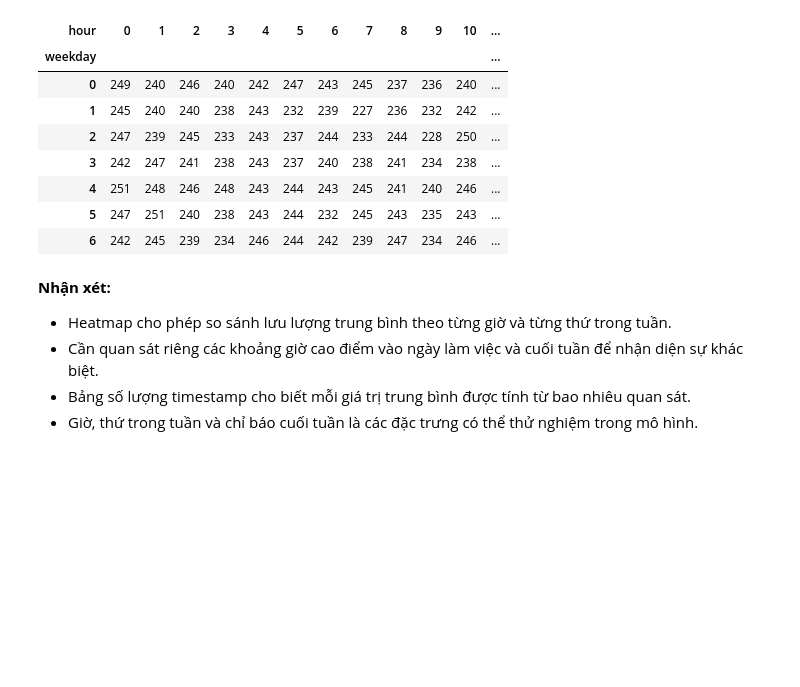
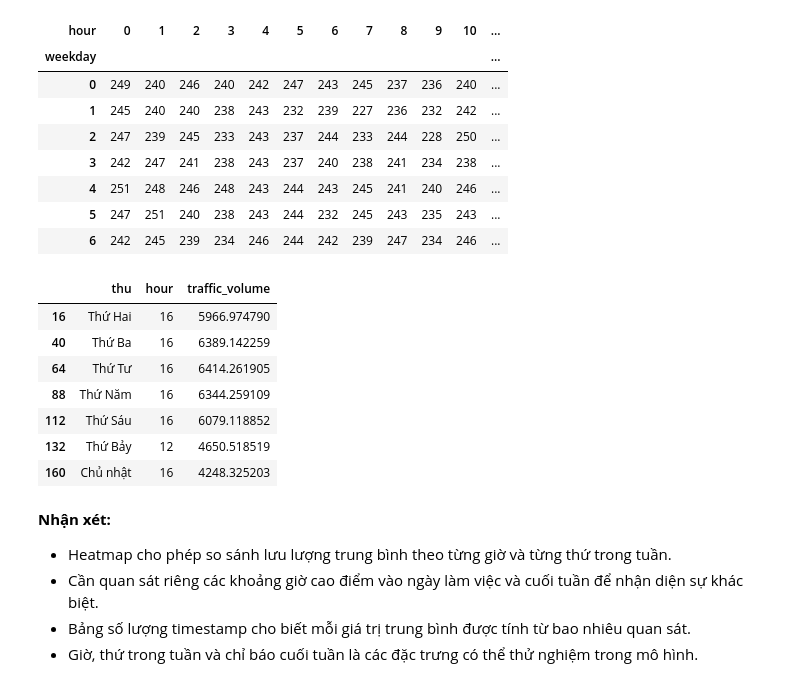
Before and after one commit to HuyTec/SGU_HocMay_2026-2027, a Jupyter notebook: metro_interstate_traffic_volume/notebooks/eda.ipynb, the cells around one changed output. Cells and saved outputs as stored; diff of their text form; code cells hidden in the pictures; blank space fills up the shorter version.

```diff
--- a/metro_interstate_traffic_volume/notebooks/eda.ipynb
+++ b/metro_interstate_traffic_volume/notebooks/eda.ipynb
@@ -692,6 +687,35 @@ Số timestamp trong từng nhóm thứ × giờ:
 | 4 | 251 | 248 | 246 | 248 | 243 | 244 | 243 | 245 | 241 | 240 | 246 | ... |
 | 5 | 247 | 251 | 240 | 238 | 243 | 244 | 232 | 245 | 243 | 235 | 243 | ... |
 | 6 | 242 | 245 | 239 | 234 | 246 | 244 | 242 | 239 | 247 | 234 | 246 | ... |
+# %%
+# Giờ có lưu lượng trung bình cao nhất theo từng thứ
+peak_by_day = hourly.groupby(["weekday", "hour"])["traffic_volume"].mean()
+peak_by_day = peak_by_day.reset_index()
+
+peak_by_day = peak_by_day.loc[
+    peak_by_day.groupby("weekday")["traffic_volume"].idxmax()
+].sort_values("weekday")
+
+peak_by_day["thu"] = peak_by_day["weekday"].map({
+    0: "Thứ Hai",
+    1: "Thứ Ba",
+    2: "Thứ Tư",
+    3: "Thứ Năm",
+    4: "Thứ Sáu",
+    5: "Thứ Bảy",
+    6: "Chủ nhật",
+})
+
+display(peak_by_day[["thu", "hour", "traffic_volume"]])
+# %% [output]
+|  | thu | hour | traffic_volume |
+| 16 | Thứ Hai | 16 | 5966.974790 |
+| 40 | Thứ Ba | 16 | 6389.142259 |
+| 64 | Thứ Tư | 16 | 6414.261905 |
+| 88 | Thứ Năm | 16 | 6344.259109 |
+| 112 | Thứ Sáu | 16 | 6079.118852 |
+| 132 | Thứ Bảy | 12 | 4650.518519 |
+| 160 | Chủ nhật | 16 | 4248.325203 |
 # %% [markdown]
 **Nhận xét:**
 
```
Also changed, not shown: parts of 3 cells of this notebook.
